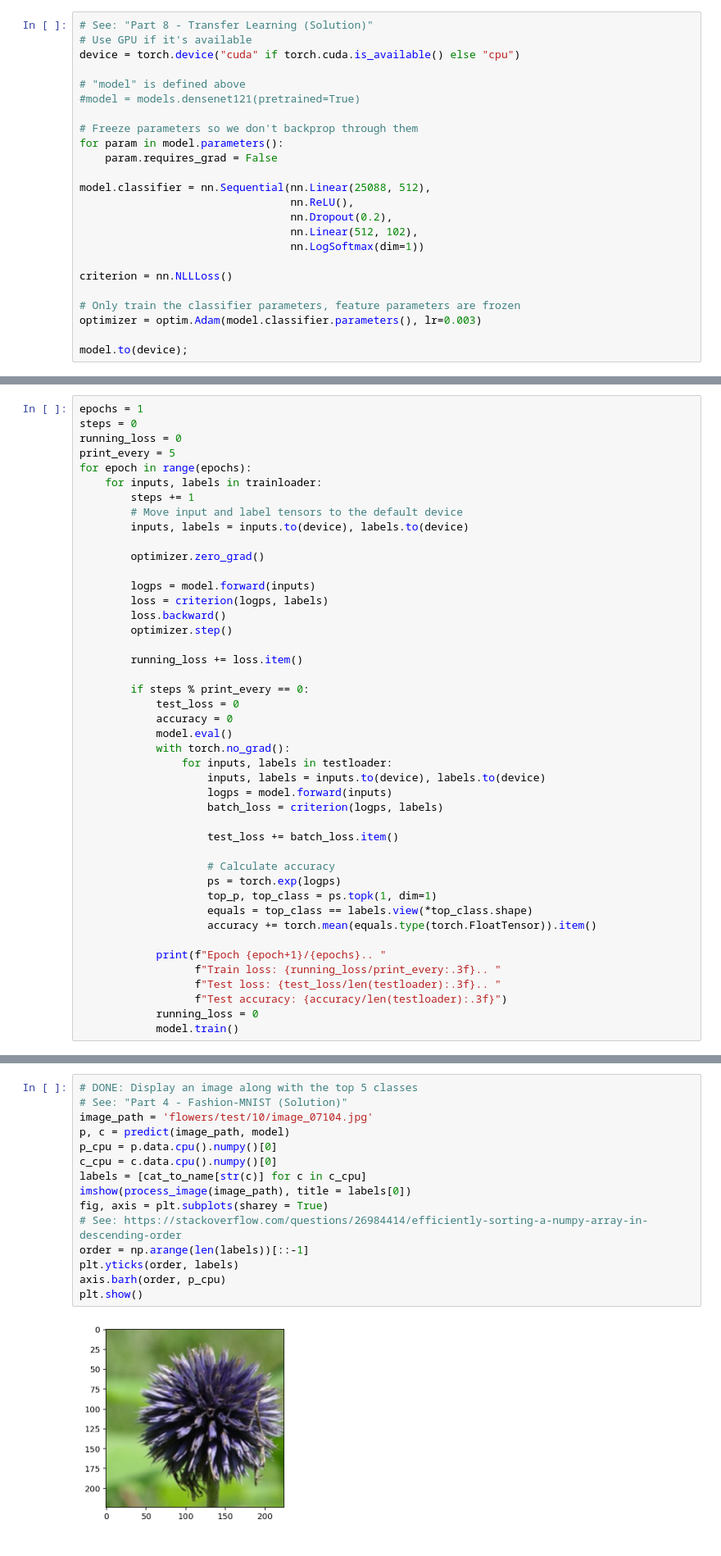
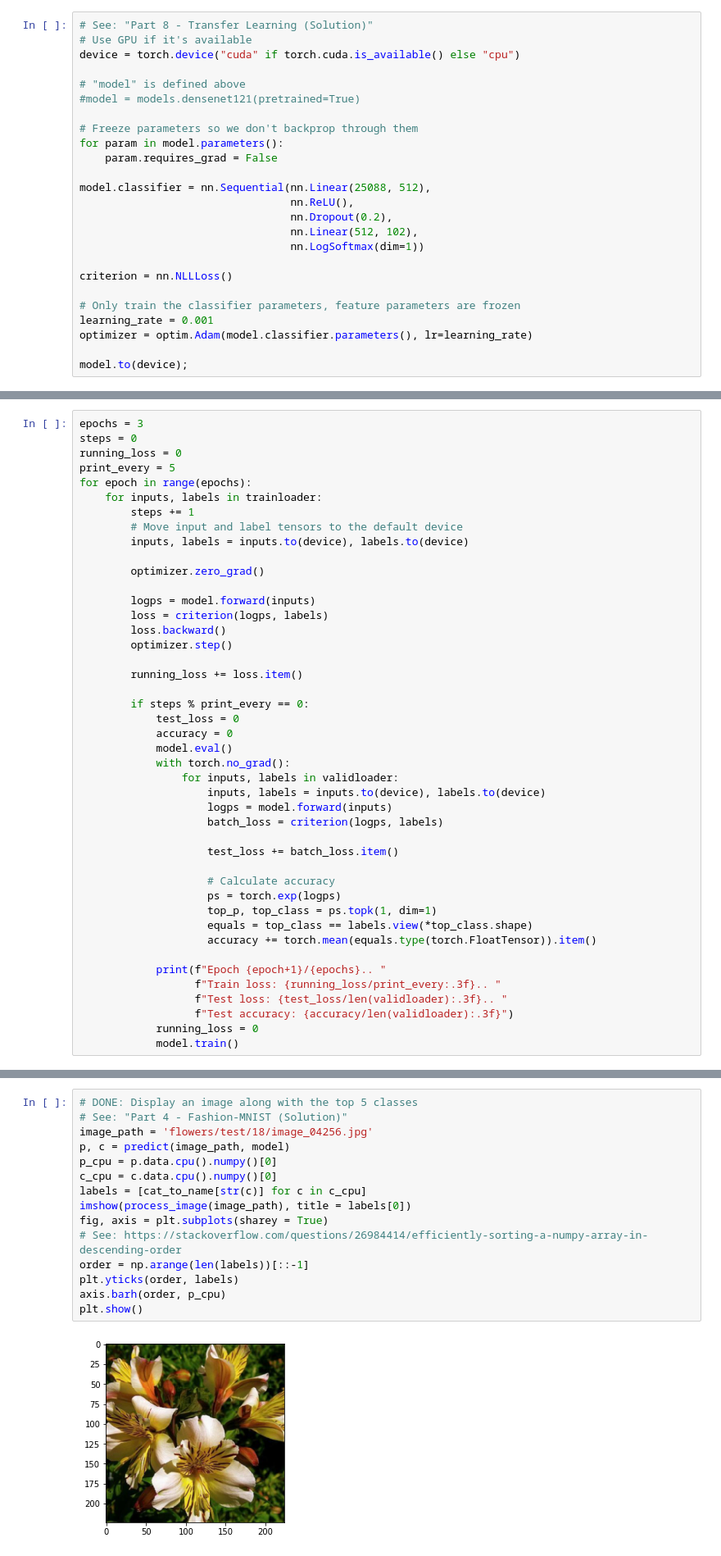
Before and after one commit to liviubalan/aipnd-project, a Jupyter notebook: Image Classifier Project.ipynb, the cells around one changed output, grey strips where cells are left out. Shown: that part at 82% size. Saved outputs shown, nothing was run; the diff lists cells and outputs as text.

```diff
--- a/Image Classifier Project.ipynb
+++ b/Image Classifier Project.ipynb
@@ -152,7 +150,8 @@ model.classifier = nn.Sequential(nn.Linear(25088, 512),
 criterion = nn.NLLLoss()
 
 # Only train the classifier parameters, feature parameters are frozen
-optimizer = optim.Adam(model.classifier.parameters(), lr=0.003)
+learning_rate = 0.001
+optimizer = optim.Adam(model.classifier.parameters(), lr=learning_rate)
 
 model.to(device);
 # %% [markdown]
@@ -160,7 +159,7 @@ model.to(device);
 
 It's good practice to test your trained network on test data, images the network has never seen either in training or validation. This will give you a good estimate for the model's performance on completely new images. Run the test images through the network and measure the accuracy, the same way you did validation. You should be able to reach around 70% accuracy on the test set if the model has been trained well.
 # %%
-epochs = 1
+epochs = 3
 steps = 0
 running_loss = 0
 print_every = 5
@@ -184,7 +183,7 @@ for epoch in range(epochs):
             accuracy = 0
             model.eval()
             with torch.no_grad():
-                for inputs, labels in testloader:
+                for inputs, labels in validloader:
                     inputs, labels = inputs.to(device), labels.to(device)
                     logps = model.forward(inputs)
                     batch_loss = criterion(logps, labels)
@@ -199,8 +198,8 @@ for epoch in range(epochs):
 
             print(f"Epoch {epoch+1}/{epochs}.. "
                   f"Train loss: {running_loss/print_every:.3f}.. "
-                  f"Test loss: {test_loss/len(testloader):.3f}.. "
-                  f"Test accuracy: {accuracy/len(testloader):.3f}")
+                  f"Test loss: {test_loss/len(validloader):.3f}.. "
+                  f"Test accuracy: {accuracy/len(validloader):.3f}")
             running_loss = 0
             model.train()
 # %% [output]
@@ -400,17 +401,17 @@ You can convert from the class integer encoding to actual flower names with the
 # %%
 # DONE: Display an image along with the top 5 classes
 # See: "Part 4 - Fashion-MNIST (Solution)"
-image_path = 'flowers/test/10/image_07104.jpg'
+image_path = 'flowers/test/18/image_04256.jpg'
 p, c = predict(image_path, model)
 p_cpu = p.data.cpu().numpy()[0]
 c_cpu = c.data.cpu().numpy()[0]
 labels = [cat_to_name[str(c)] for c in c_cpu]
 imshow(process_image(image_path), title = labels[0])
 fig, axis = plt.subplots(sharey = True)
 # See: https://stackoverflow.com/questions/26984414/efficiently-sorting-a-numpy-array-in-descending-order
 order = np.arange(len(labels))[::-1]
 plt.yticks(order, labels)
 axis.barh(order, p_cpu)
 plt.show()
 # %% [output]
-[figure, old version]
+[figure, new version]
```
Also changed, not shown: parts of 7 cells of this notebook.
